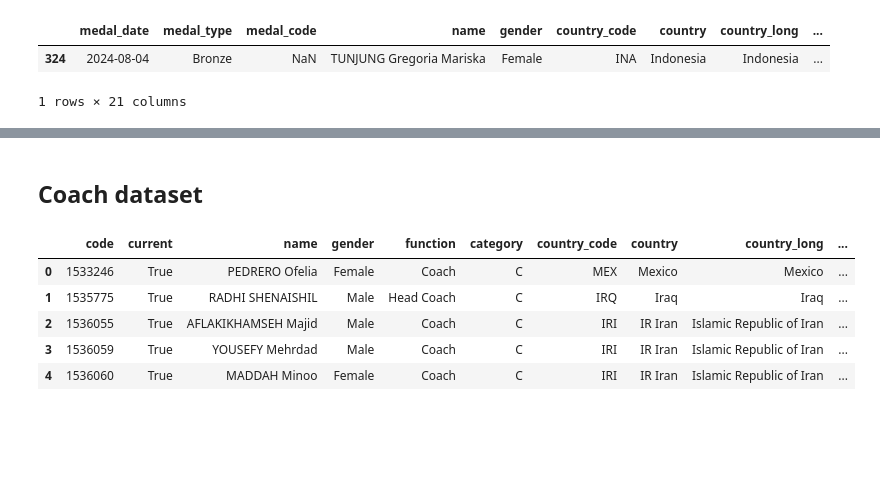
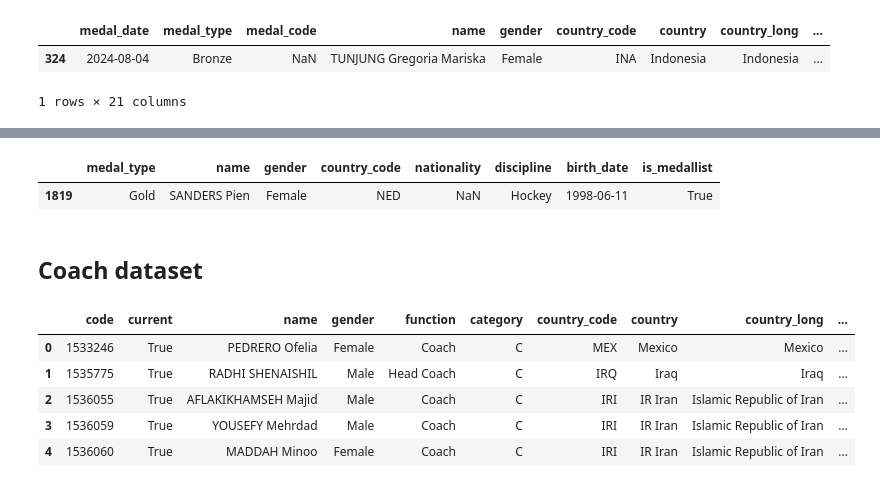
Before and after one commit to julam9/Paris-Olympiad-2024-Viz-using-Streamlit, a Jupyter notebook: data-cleaning.ipynb, the cells around one changed output, grey strips where cells are left out. Drawn from its saved outputs; the diff is of its cells as text; code cells hidden in the pictures; blank space fills up the shorter version.

```diff
--- a/data-cleaning.ipynb
+++ b/data-cleaning.ipynb
@@ -169,7 +194,7 @@ medallist_df[medallist_df.medal_code.isnull()]
 | 324 | 2024-08-04 | Bronze | NaN | TUNJUNG Gregoria Mariska | Female | INA | Indonesia | Indonesia | ... |
 1 rows × 21 columns
 # %%
-medallist_df.medal_code = medallist_df.medal_code.fillna(3.0)
+medallist_df.medal_code = medallist_df.medal_code.fillna(3.0).astype(int)
 # %%
 medal_cols = ['medal_type', 'name', 'gender', 'country_code', 'nationality', 'discipline', 'birth_date', 'is_medallist']
 medallist_data = medallist_df[medal_cols]
@@ -175,0 +218,5 @@ medallist_data = medallist_df[medal_cols]
+# %%
+medallist_data[medallist_data.nationality.isnull()]
+# %% [output]
+|  | medal_type | name | gender | country_code | nationality | discipline | birth_date | is_medallist |
+| 1819 | Gold | SANDERS Pien | Female | NED | NaN | Hockey | 1998-06-11 | True |
```
Also changed, not shown: parts of 9 cells of this notebook, 3 other files.
